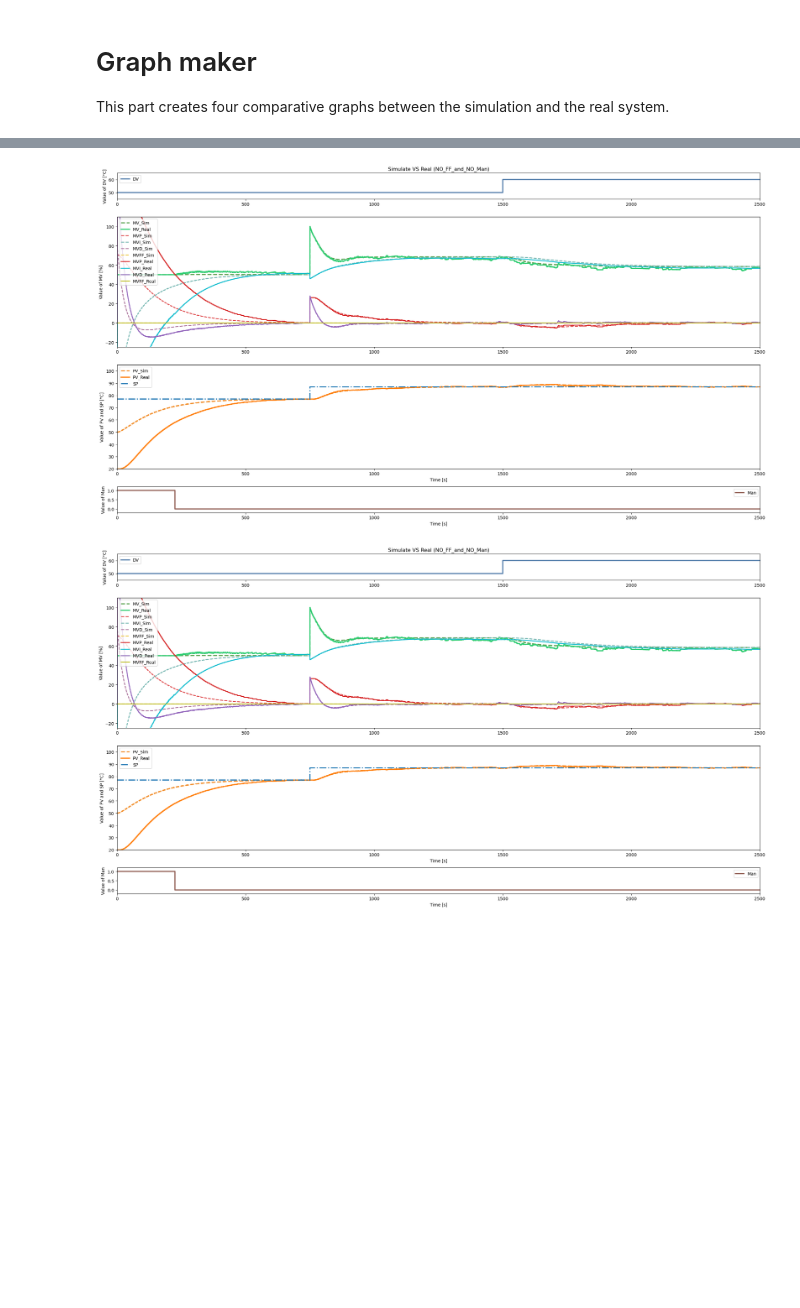
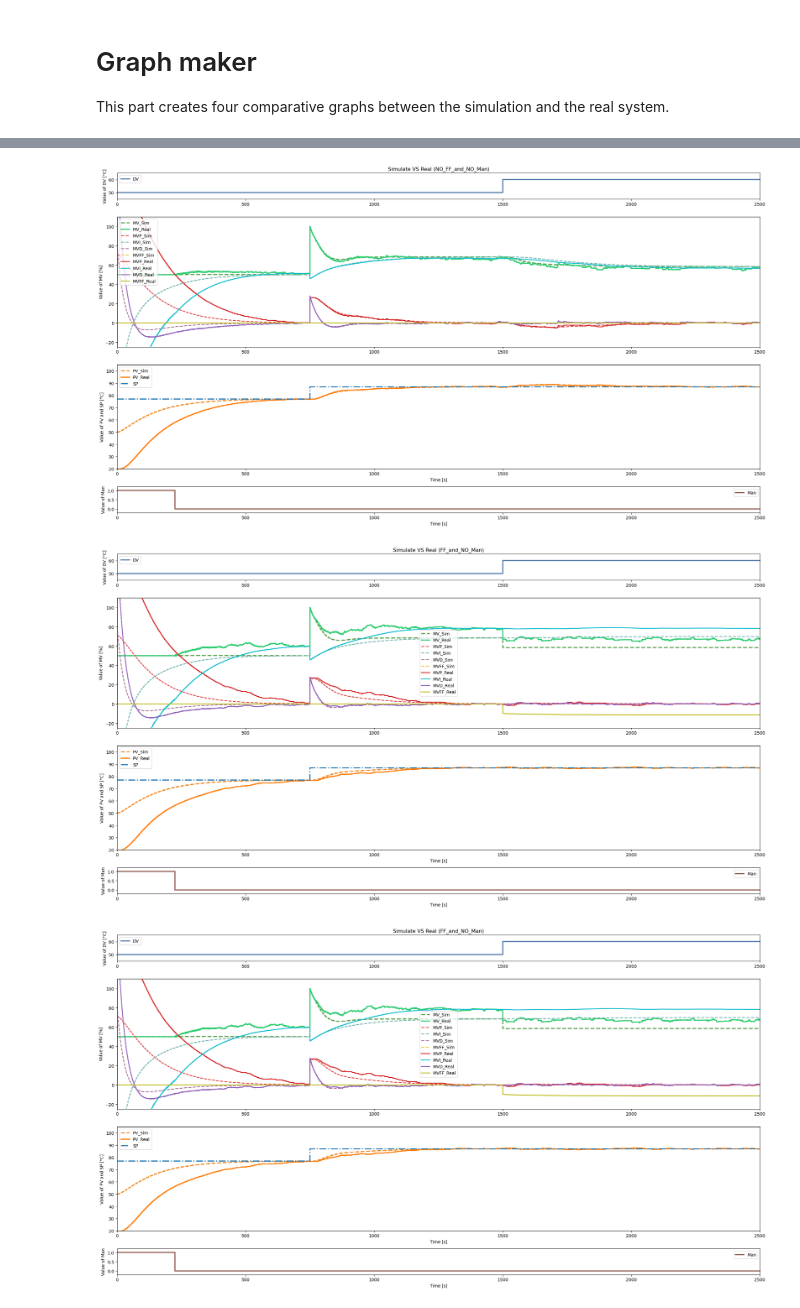
Before and after one commit to MSuiram/Labo_ControlTheory, a Jupyter notebook: graph_maker.ipynb, the cells around one changed output, grey strips where cells are left out. Cells and saved outputs as stored; diff of their text form; code cells hidden in the pictures; blank space fills up the shorter version.

```diff
--- a/graph_maker.ipynb
+++ b/graph_maker.ipynb
@@ -128,7 +128,7 @@ for Scenario in range(1,5):
         DVPath = {0: 50, 1500:60, TSim: 60}
         ManPath = {0: True,225:False, TSim:False}
         MVManPath = {0: 50, 225: 0 , TSim: 0}
-        Real_Path = "CLP_experiment_on_2026-03-26-18h50(FF_and_NO_Man).txt"
+        Real_Path = "CLP_experiment_on_2026-04-01-11h54(FF_and_NO_Man).txt"
 
     titleName = Real_Path.split('.')[0]
     data = pd.read_csv('Data/' + Real_Path)
@@ -240,31 +240,32 @@ for Scenario in range(1,5):
         l13.set_data(t,MVD_Real)
         l14.set_data(t,MVFF_Real)
 
     ax1.set_xlim(0, t[-1]+1)
     ax2.set_xlim(0, t[-1]+1)
     ax3.set_xlim(0, t[-1]+1)
     ax4.set_xlim(0, t[-1]+1)
 
     ax1.set_ylim(myRound(np.min(DV),5)-5, myRound(np.max(DV),5)+5)
     ax2.set_ylim(-25, myRound(np.max(MV_Real),5)+10)
     ax3.set_ylim(20, 105)
     ax4.set_ylim(-0.2, 1.2)
 
     display(fig)
 
     now = datetime.now()
     date_time = now.strftime("%Y-%m-%d-%Hh%M")
 
     if not os.path.exists('Plots'):
         os.makedirs('Plots')
 
     fig.tight_layout()
 
     titleName = 'comparative_graph' + date_time+ '('+name+')'
     fig.savefig(os.path.join('Plots', titleName + '.png'), transparent=True)
     fig.savefig(os.path.join('Plots', titleName + '.pdf'), transparent=True)
 # %% [output]
 [figure]
 [figure]
 [figure]
-[figure, old version]
+[figure, new version]
+[figure, added]
```
Also changed, not shown: 6 other files.
